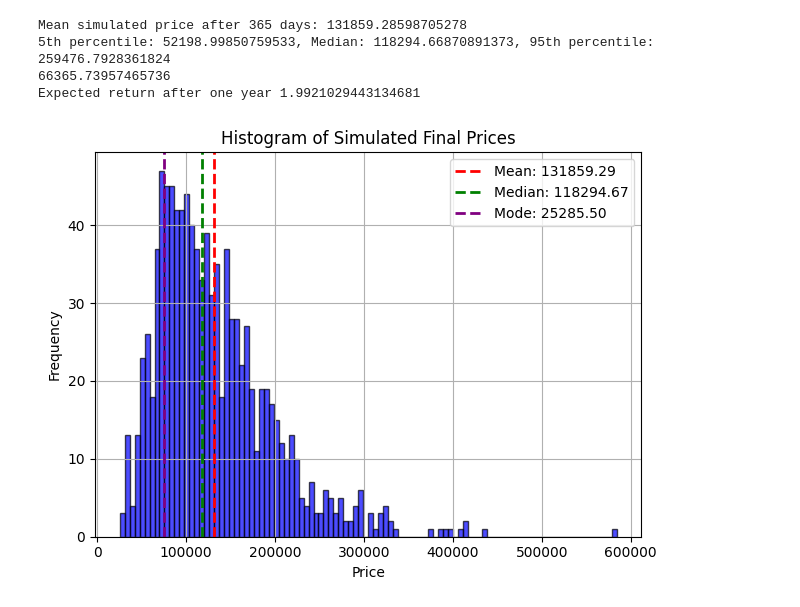
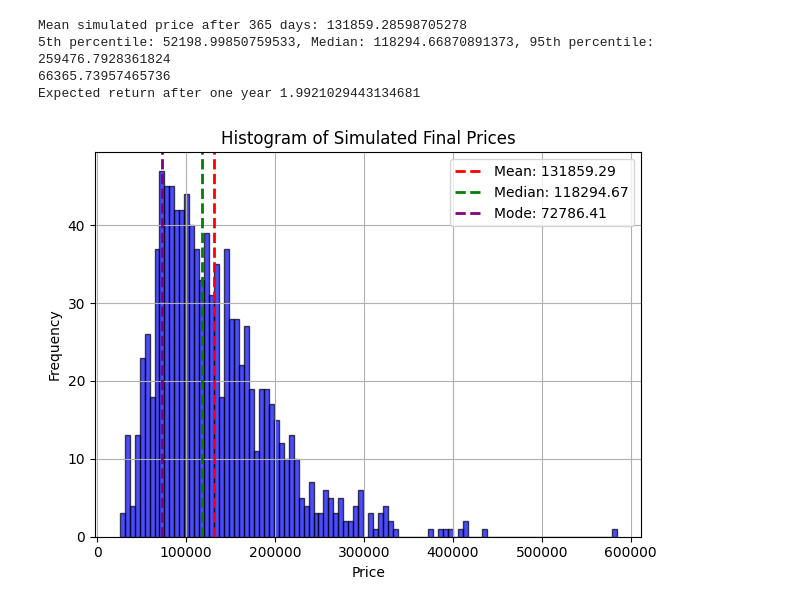
Before and after one commit to jaunceymyles/MonteCarloSimulations, a Jupyter notebook: montecarlobasic.ipynb, the cells around one changed output. Cells and saved outputs as stored; diff of their text form; code cells hidden in the pictures.

```diff
--- a/montecarlobasic.ipynb
+++ b/montecarlobasic.ipynb
@@ -98,24 +98,24 @@ Expected return after one year 1.9921029443134681
 # %%
 mean_val = np.mean(final_prices)
 median_val = np.median(final_prices)
-counts, bins = np.histogram(final_prices, bins=50)
+counts, bins = np.histogram(final_prices, bins=100)
 bin_centers = 0.5 * (bins[1:] + bins[:-1])
 hist_mode = bin_centers[np.argmax(counts)]
 
 plt.hist(final_prices, bins = 100, color='blue', alpha=0.7, edgecolor='black')
 plt.axvline(mean_val, color='red', linestyle='--', linewidth=2, label=f'Mean: {mean_val:.2f}')
 plt.axvline(median_val, color='green', linestyle='--', linewidth=2, label=f'Median: {median_val:.2f}')
-plt.axvline(hist_mode, color='purple', linestyle='--', linewidth=2, label=f'Mode: {mode_val:.2f}')
+plt.axvline(hist_mode, color='purple', linestyle='--', linewidth=2, label=f'Mode: {hist_mode:.2f}')
 
 plt.title('Histogram of Simulated Final Prices')
 plt.xlabel('Price')
 plt.ylabel('Frequency')
 plt.legend()
 plt.grid(True)
 plt.tight_layout()
 plt.show()
 # %% [output]
-[figure, old version]
+[figure, new version]
 # %%
 def kurtosis_skew(X):
     mean = np.mean(X)
```
Also changed, not shown: parts of 3 cells of this notebook.
